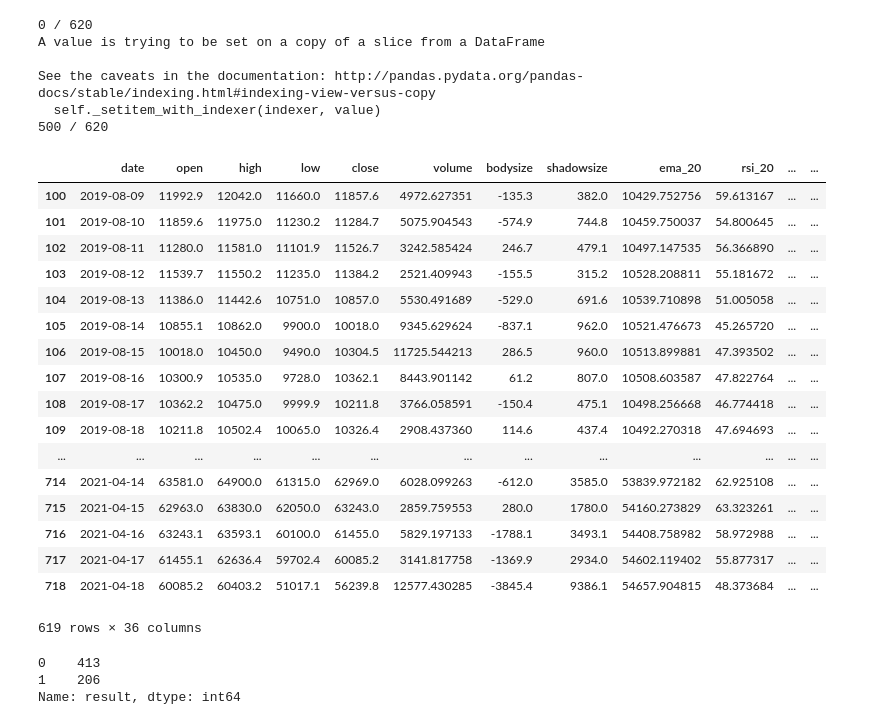
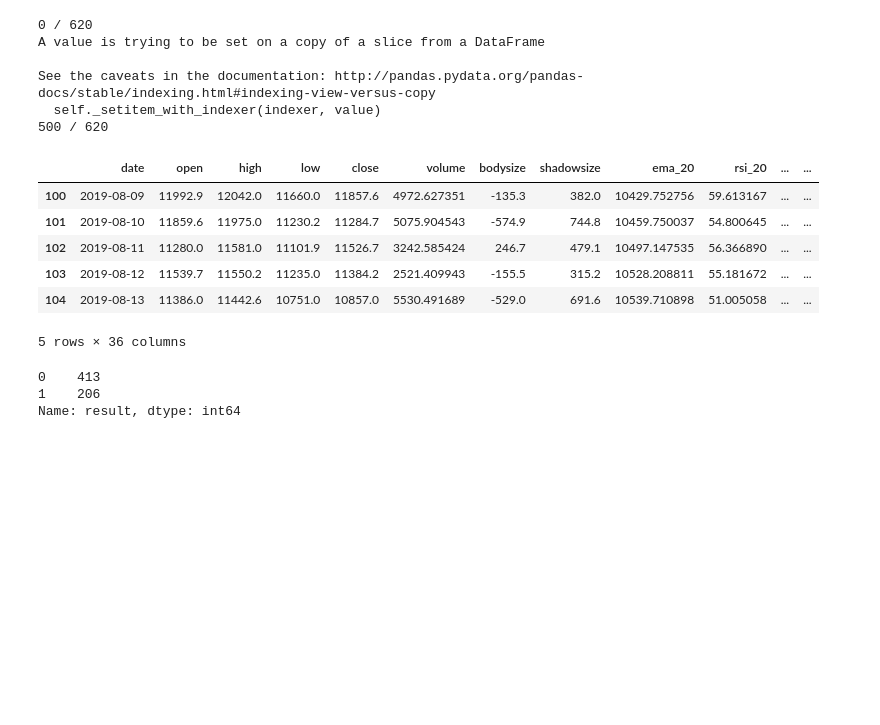
Before and after one commit to joshuatbond/Crypto_Deep_Learning_Proj, a Jupyter notebook: btc_variables_and_datasets.ipynb, the cells around one changed output. Drawn from its saved outputs; the diff is of its cells as text; code cells hidden in the pictures; blank space fills up the shorter version.

```diff
--- a/btc_variables_and_datasets.ipynb
+++ b/btc_variables_and_datasets.ipynb
@@ -175,26 +175,15 @@ See the caveats in the documentation: http://pandas.pydata.org/pandas-docs/stabl
   self._setitem_with_indexer(indexer, value)
 500 / 620
 # %%
-df
+df.head()
 # %% [output]
 |  | date | open | high | low | close | volume | bodysize | shadowsize | ema_20 | rsi_20 | ... | ... |
 | 100 | 2019-08-09 | 11992.9 | 12042.0 | 11660.0 | 11857.6 | 4972.627351 | -135.3 | 382.0 | 10429.752756 | 59.613167 | ... | ... |
 | 101 | 2019-08-10 | 11859.6 | 11975.0 | 11230.2 | 11284.7 | 5075.904543 | -574.9 | 744.8 | 10459.750037 | 54.800645 | ... | ... |
 | 102 | 2019-08-11 | 11280.0 | 11581.0 | 11101.9 | 11526.7 | 3242.585424 | 246.7 | 479.1 | 10497.147535 | 56.366890 | ... | ... |
 | 103 | 2019-08-12 | 11539.7 | 11550.2 | 11235.0 | 11384.2 | 2521.409943 | -155.5 | 315.2 | 10528.208811 | 55.181672 | ... | ... |
 | 104 | 2019-08-13 | 11386.0 | 11442.6 | 10751.0 | 10857.0 | 5530.491689 | -529.0 | 691.6 | 10539.710898 | 51.005058 | ... | ... |
-| 105 | 2019-08-14 | 10855.1 | 10862.0 | 9900.0 | 10018.0 | 9345.629624 | -837.1 | 962.0 | 10521.476673 | 45.265720 | ... | ... |
-| 106 | 2019-08-15 | 10018.0 | 10450.0 | 9490.0 | 10304.5 | 11725.544213 | 286.5 | 960.0 | 10513.899881 | 47.393502 | ... | ... |
-| 107 | 2019-08-16 | 10300.9 | 10535.0 | 9728.0 | 10362.1 | 8443.901142 | 61.2 | 807.0 | 10508.603587 | 47.822764 | ... | ... |
-| 108 | 2019-08-17 | 10362.2 | 10475.0 | 9999.9 | 10211.8 | 3766.058591 | -150.4 | 475.1 | 10498.256668 | 46.774418 | ... | ... |
-| 109 | 2019-08-18 | 10211.8 | 10502.4 | 10065.0 | 10326.4 | 2908.437360 | 114.6 | 437.4 | 10492.270318 | 47.694693 | ... | ... |
-| ... | ... | ... | ... | ... | ... | ... | ... | ... | ... | ... | ... | ... |
-| 714 | 2021-04-14 | 63581.0 | 64900.0 | 61315.0 | 62969.0 | 6028.099263 | -612.0 | 3585.0 | 53839.972182 | 62.925108 | ... | ... |
-| 715 | 2021-04-15 | 62963.0 | 63830.0 | 62050.0 | 63243.0 | 2859.759553 | 280.0 | 1780.0 | 54160.273829 | 63.323261 | ... | ... |
-| 716 | 2021-04-16 | 63243.1 | 63593.1 | 60100.0 | 61455.0 | 5829.197133 | -1788.1 | 3493.1 | 54408.758982 | 58.972988 | ... | ... |
-| 717 | 2021-04-17 | 61455.1 | 62636.4 | 59702.4 | 60085.2 | 3141.817758 | -1369.9 | 2934.0 | 54602.119402 | 55.877317 | ... | ... |
-| 718 | 2021-04-18 | 60085.2 | 60403.2 | 51017.1 | 56239.8 | 12577.430285 | -3845.4 | 9386.1 | 54657.904815 | 48.373684 | ... | ... |
-619 rows × 36 columns
+5 rows × 36 columns
 # %%
 df['result'].value_counts()
 # %% [output]
```
Also changed, not shown: 8 other files.
